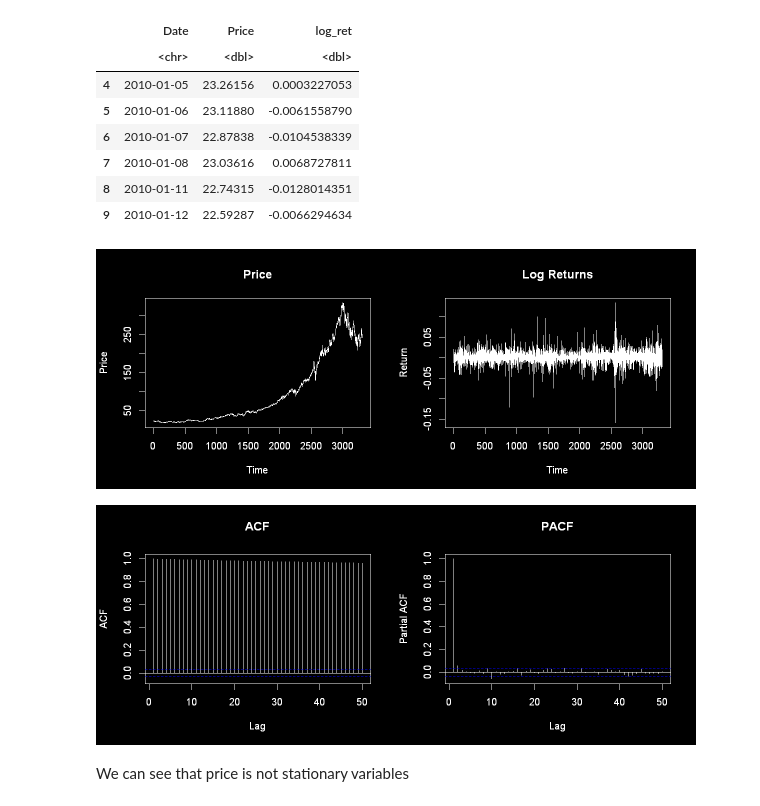
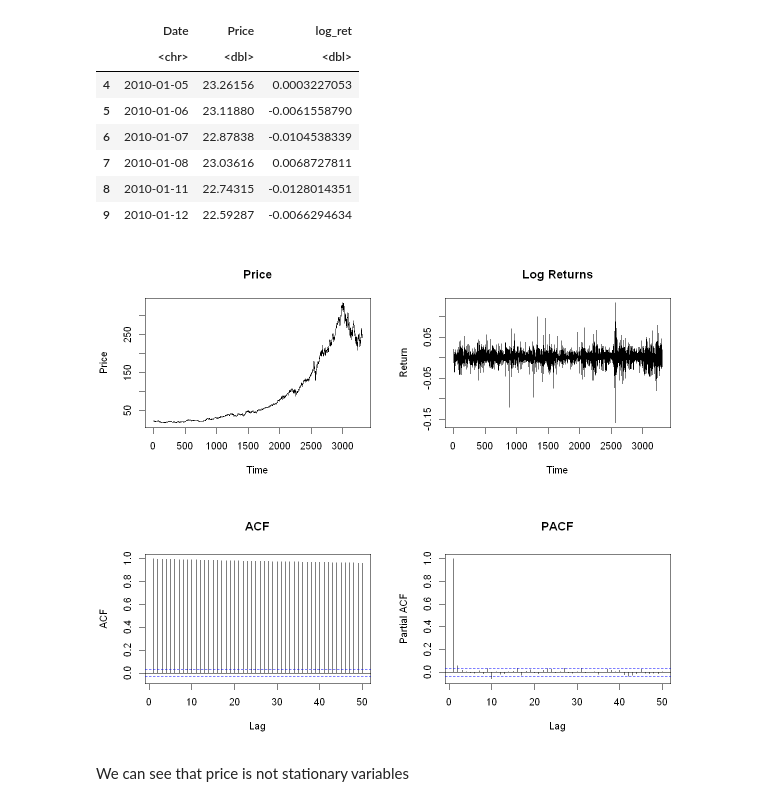
Before and after one commit to 52804407/Applied_Econometrics_MSFT, a Jupyter notebook: main.ipynb, the cells around one changed output. Cells and saved outputs as stored; diff of their text form; code cells hidden in the pictures.

```diff
--- a/main.ipynb
+++ b/main.ipynb
@@ -79,21 +79,21 @@ A data.frame: 6 × 3
 | 9 | 2010-01-12 | 22.59287 | -0.0066294634 |
 # %%
 options(repr.plot.width=10, repr.plot.height=4)
-par(mfrow = c(1,2), bg = "black", col.axis = "white", col.lab = "white", col.main = "white", fg = "white")
+par(mfrow = c(1,2))
 
 # Original Price
-ts.plot(data$Price, col = "white", main = "Price", ylab = "Price", xlab = "Time")
+ts.plot(data$Price, col = "black", main = "Price", ylab = "Price", xlab = "Time")
 
 # Log Returns (if available)
-ts.plot(data$log_ret, col = "white", main = "Log Returns", ylab = "Return", xlab = "Time")
+ts.plot(data$log_ret, col = "black", main = "Log Returns", ylab = "Return", xlab = "Time")
 # %% [output]
-[figure, old version]
+[figure, new version]
 # %%
-par(mfrow = c(1,2), bg = "black", col.axis = "white", col.lab = "white", col.main = "white", fg = "white")
+par(mfrow = c(1,2))
 Acf(data$Price, lag.max = 50, main = "ACF")
 Pacf(data$Price, lag.max = 50, main = "PACF")
 # %% [output]
-[figure, old version]
+[figure, new version]
 # %% [markdown]
 We can see that price is not stationary variables
 # %%
```
Also changed, not shown: parts of 2 cells of this notebook.
